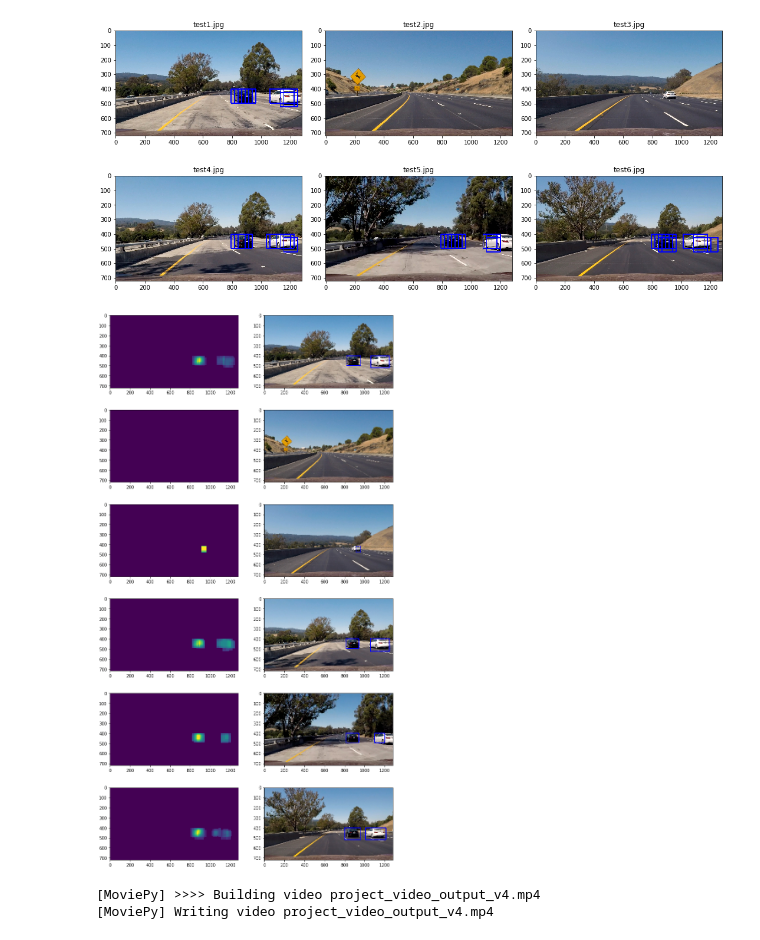
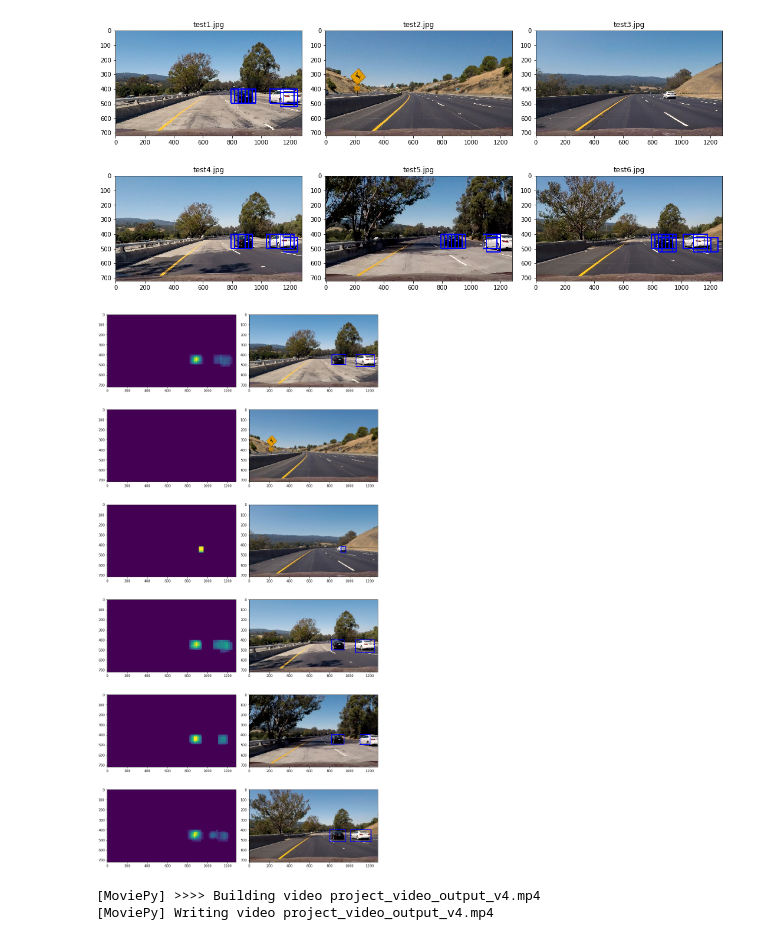
Before and after one commit to wengyao04/CarND-Vehicle-Detection, a Jupyter notebook: vehicle_detection.ipynb, the cells around one changed output. Saved outputs shown, nothing was run; the diff lists cells and outputs as text; code cells hidden in the pictures.

```diff
--- a/vehicle_detection.ipynb
+++ b/vehicle_detection.ipynb
@@ -363,24 +363,25 @@ def find_cars_multiscale(img):
 # %%
 def test_find_cars_multiscale(test_image_dir):
     image_name_list = os.listdir(test_image_dir)
     rows = 6
     cols = 2
-    fig = plt.figure(figsize=(12, 24))
+    fig = plt.figure(figsize=(11, 24))
     idx = 0
     for file_name in image_name_list:
         if file_name.find('jpg') != -1:
             plt.subplot(rows, cols, idx+1)
             idx = idx + 1
             img = mpimg.imread(os.path.join(test_image_dir, file_name))
             heat_out, out = find_cars_multiscale(img)
             plt.imshow(heat_out)
             plt.subplot(rows, cols, idx +1)
             idx = idx + 1
             plt.imshow(out)
-    #plt.savefig('find_cars_heatmap.jpg')
+    plt.tight_layout()
+    plt.savefig('find_cars_heatmap.jpg')
 test_find_cars_multiscale('test_images')
 # %% [output]
-[figure, old version]
+[figure, new version]
 # %%
 heatmap_list = []
 max_heatmap_keep = 5
```
Also changed, not shown: 1 other file.
